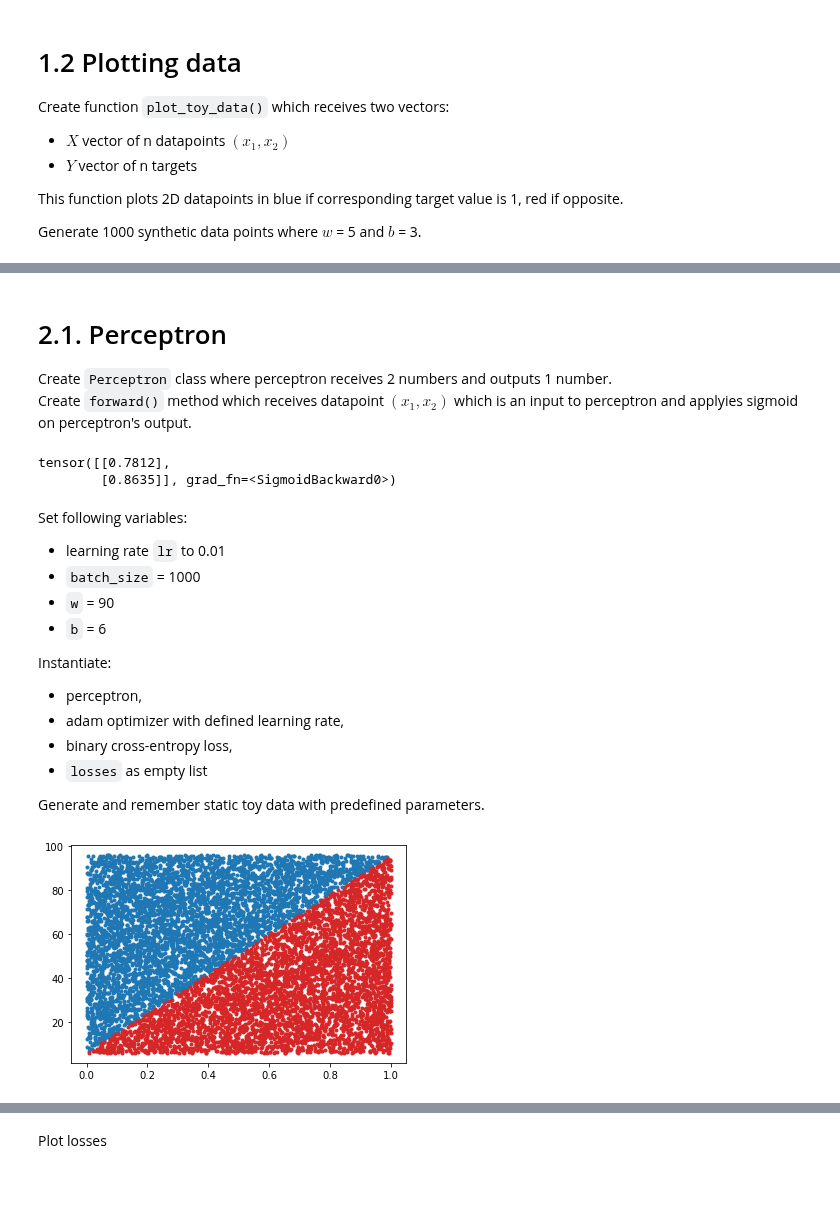
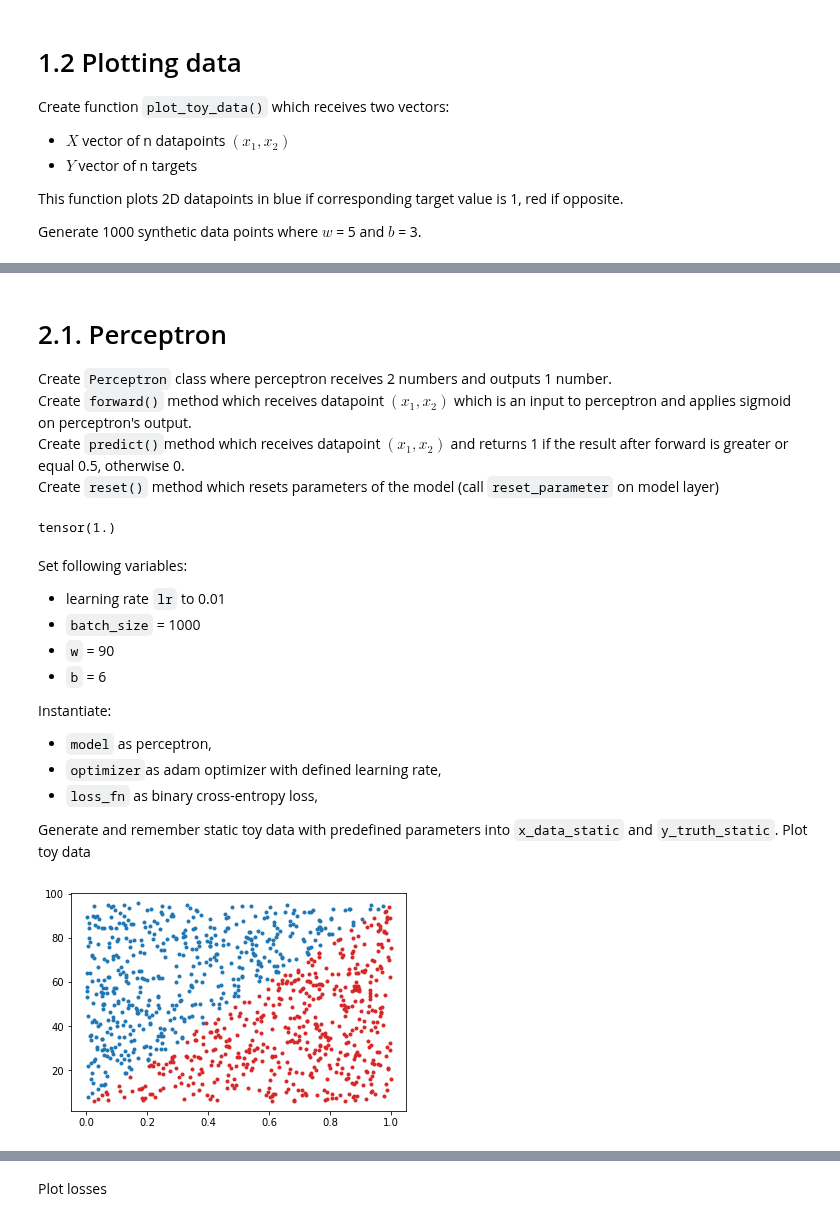
Before and after one commit to bzitko/nlp_repo, a Jupyter notebook: assignments/a02/nlp_a02.1_perceptron_toy_solution.ipynb, the cells around one changed output, grey strips where cells are left out. Cells and saved outputs as stored; diff of their text form; code cells hidden in the pictures; blank space fills up the shorter version.

```diff
--- a/assignments/a02/nlp_a02.1_perceptron_toy_solution.ipynb
+++ b/assignments/a02/nlp_a02.1_perceptron_toy_solution.ipynb
@@ -132,7 +139,9 @@ plot_toy_data(*generate_toy_data(1024, w=5, b=3))
 # 2.1. Perceptron
 
 Create `Perceptron` class where perceptron receives 2 numbers and outputs 1 number.
-Create `forward()` method which receives datapoint $(x_1, x_2)$ which is an input to perceptron and applyies sigmoid on perceptron's output.
+Create `forward()` method which receives datapoint $(x_1, x_2)$ which is an input to perceptron and applies sigmoid on perceptron's output.
+Create `predict()`method which receives datapoint $(x_1, x_2)$ and returns 1 if the result after forward is greater or equal 0.5, otherwise 0.
+Create `reset()` method which resets parameters of the model (call `reset_parameter` on model layer)
 # %%
 class Perceptron(torch.nn.Module):
 
@@ -141,15 +150,19 @@ class Perceptron(torch.nn.Module):
         self.fc1 = torch.nn.Linear(2, 1)
 
     def forward(self, x_in):
-        return torch.sigmoid(self.fc1(x_in))
+        return torch.sigmoid(self.fc1(x_in)).squeeze()
 
     def predict(self, x_in):
-        return 1 if self.forward(x_in) > 0.5 else 0
+        return (self.forward(x_in) >= 0.5).float()
+
+    def reset(self):
+        self.fc1.reset_parameters()
 
 x = torch.FloatTensor([[1, 2], [3, 4]])
 #x = torch.tensor([[1, 2], [3, 4]], dtype=torch.float32)
 perceptron = Perceptron()
 perceptron(x)
+
+perceptron.predict(torch.FloatTensor([3,4]))
 # %% [output]
-tensor([[0.7812],
-        [0.8635]], grad_fn=<SigmoidBackward0>)
+tensor(1.)
@@ -161,25 +188,23 @@ Set following variables:
 * `b` = 6
 
 Instantiate:
-* perceptron,
-* adam optimizer with defined learning rate,
-* binary cross-entropy loss,
-* `losses` as empty list
+* `model` as perceptron,
+* `optimizer`as adam optimizer with defined learning rate,
+* `loss_fn` as binary cross-entropy loss,
 
-Generate and remember static toy data with predefined parameters.
+Generate and remember static toy data with predefined parameters into `x_data_static` and `y_truth_static`.
+Plot toy data
 # %%
 lr = 0.01
-batch_size = 10000
+batch_size = 1000
 W = 90
 B = 6
 
-perceptron = Perceptron()
-optimizer = torch.optim.Adam(params=perceptron.parameters(), lr=lr)
-bce_loss = torch.nn.BCELoss()
-
-losses = []
+model = Perceptron()
+optimizer = torch.optim.Adam(params=model.parameters(), lr=lr)
+loss_fn = torch.nn.BCELoss()
 
 x_data_static, y_truth_static = generate_toy_data(batch_size, w=W, b=B)
 plot_toy_data(x_data_static, y_truth_static)
 # %% [output]
-[figure, old version]
+[figure, new version]
```
Also changed, not shown: parts of 13 cells of this notebook, 1 other file.
